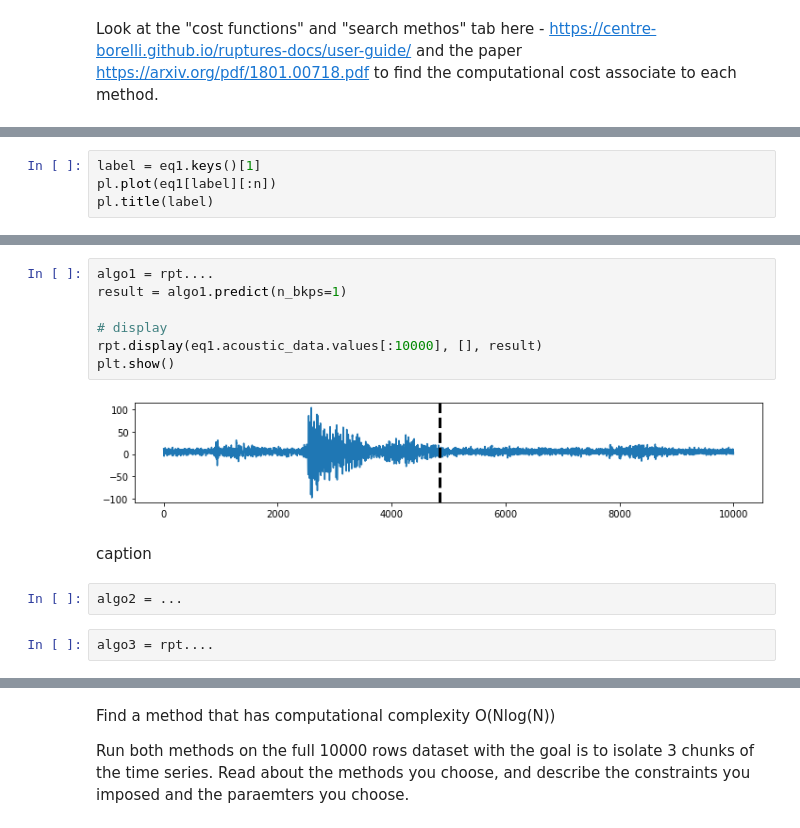
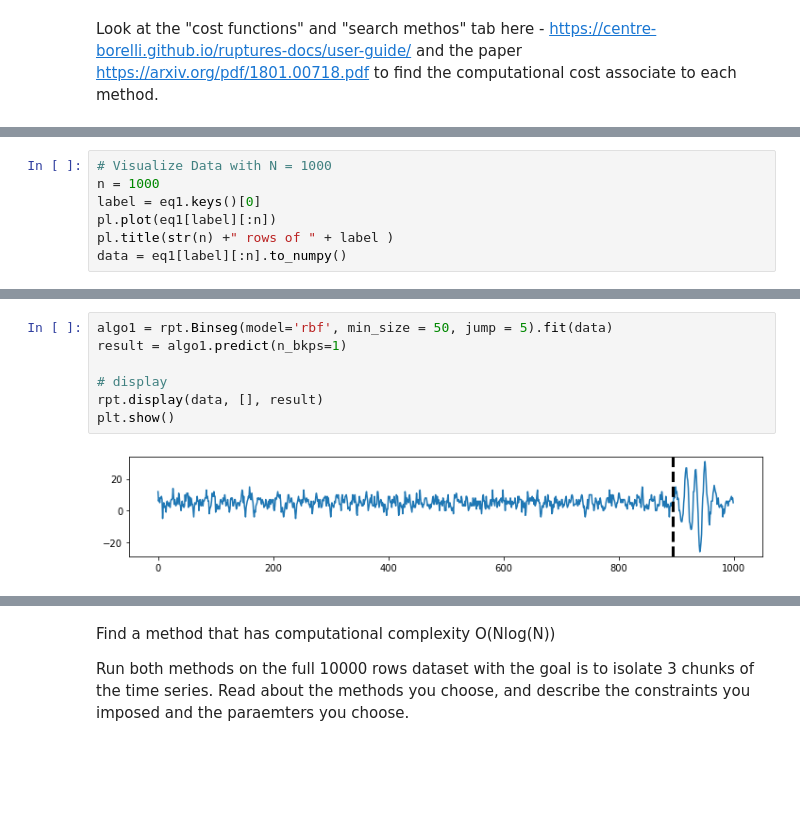
Before and after one commit to pvhau169/MLTSA22_HPhan, a Jupyter notebook: HW6/chchchchanges_instructions.ipynb, the cells around one changed output, grey strips where cells are left out. Cells and saved outputs as stored; diff of their text form; blank space fills up the shorter version.

```diff
--- a/HW6/chchchchanges_instructions.ipynb
+++ b/HW6/chchchchanges_instructions.ipynb
@@ -238,5 +269,8 @@ Text(0.5, 1.0, 'acoustic_data')
 # %%
-label = eq1.keys()[1]
+# Visualize Data with N = 1000
+n = 1000
+label = eq1.keys()[0]
 pl.plot(eq1[label][:n])
-pl.title(label)
+pl.title(str(n) +" rows of " + label )
+data = eq1[label][:n].to_numpy()
 # %% [output]
@@ -245,15 +285,9 @@ Text(0.5, 1.0, 'time_to_failure')
 # %%
-algo1 = rpt....
+algo1 = rpt.Binseg(model='rbf', min_size = 50, jump = 5).fit(data)
 result = algo1.predict(n_bkps=1)
 
 # display
-rpt.display(eq1.acoustic_data.values[:10000], [], result)
+rpt.display(data, [], result)
 plt.show()
 # %% [output]
-[figure, old version]
+[figure, new version]
-# %% [markdown]
-caption
-# %%
-algo2 = ...
-# %%
-algo3 = rpt....
```
Also changed, not shown: parts of 29 cells of this notebook.
